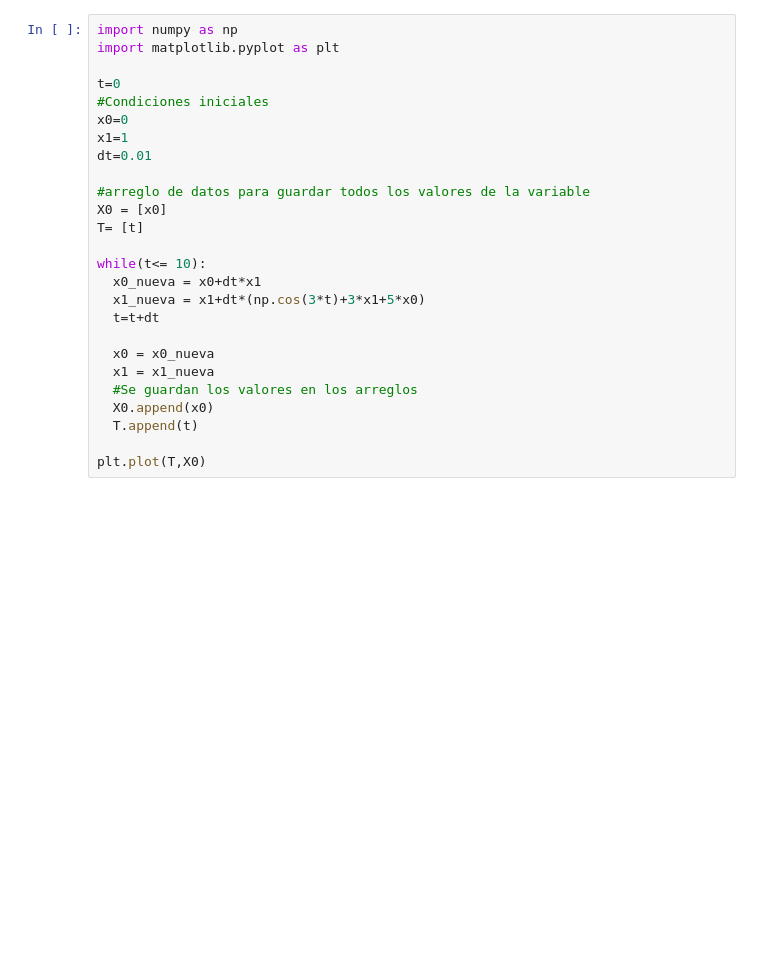
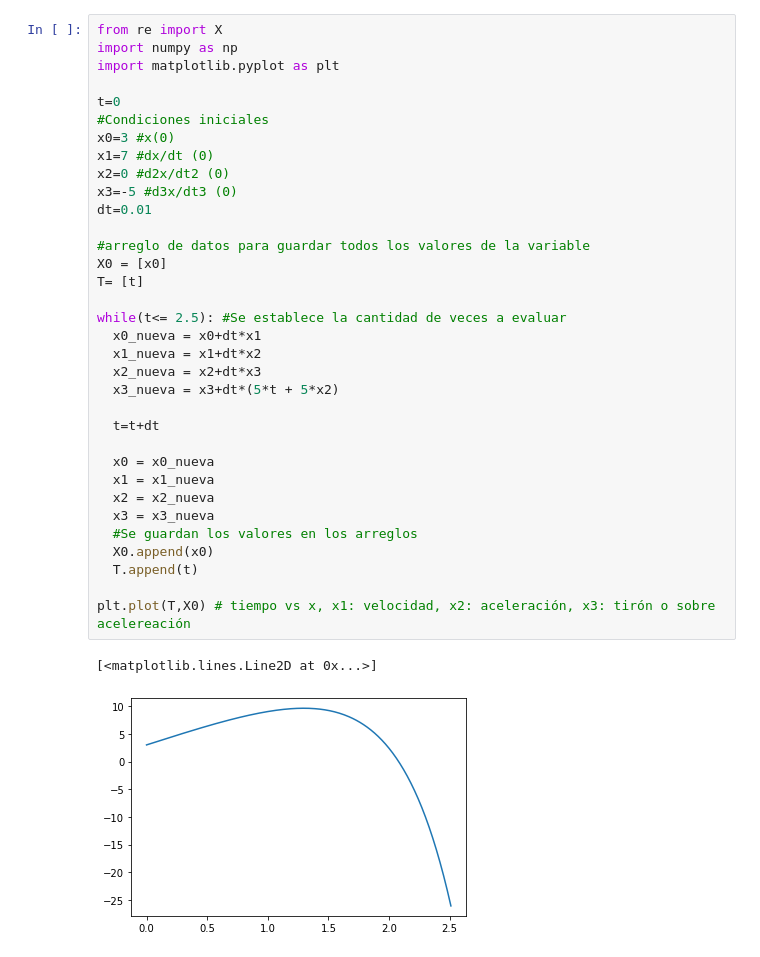
Before and after one commit to alejolop117/-C-8-Data-Structures-and-Algorithms, a Jupyter notebook: Examples_Class29_09.ipynb, the cells around one changed output. Cells and saved outputs as stored; diff of their text form; blank space fills up the shorter version.

```diff
--- a/Examples_Class29_09.ipynb
+++ b/Examples_Class29_09.ipynb
@@ -61,26 +62,37 @@ plt.plot(T,X0)
 # %%
+from re import X
 import numpy as np
 import matplotlib.pyplot as plt
 
 t=0
 #Condiciones iniciales
-x0=0
-x1=1
+x0=3 #x(0)
+x1=7 #dx/dt (0)
+x2=0 #d2x/dt2 (0)
+x3=-5 #d3x/dt3 (0)
 dt=0.01
 
 #arreglo de datos para guardar todos los valores de la variable
 X0 = [x0]
 T= [t]
 
-while(t<= 10):
+while(t<= 2.5): #Se establece la cantidad de veces a evaluar
   x0_nueva = x0+dt*x1
-  x1_nueva = x1+dt*(np.cos(3*t)+3*x1+5*x0)
+  x1_nueva = x1+dt*x2
+  x2_nueva = x2+dt*x3
+  x3_nueva = x3+dt*(5*t + 5*x2)
+
   t=t+dt
 
   x0 = x0_nueva
   x1 = x1_nueva
+  x2 = x2_nueva
+  x3 = x3_nueva
   #Se guardan los valores en los arreglos
   X0.append(x0)
   T.append(t)
 
-plt.plot(T,X0)
+plt.plot(T,X0) # tiempo vs x, x1: velocidad, x2: aceleración, x3: tirón o sobre acelereación
+# %% [output]
+[<matplotlib.lines.Line2D at 0x...>]
+[figure, added]
```
Also changed, not shown: parts of 3 cells of this notebook.
